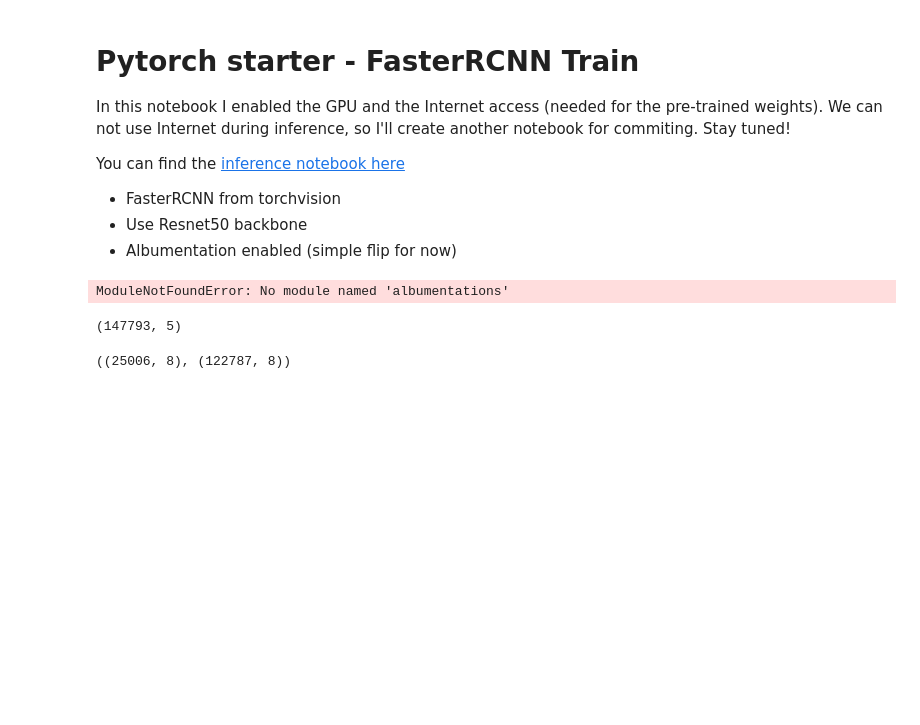
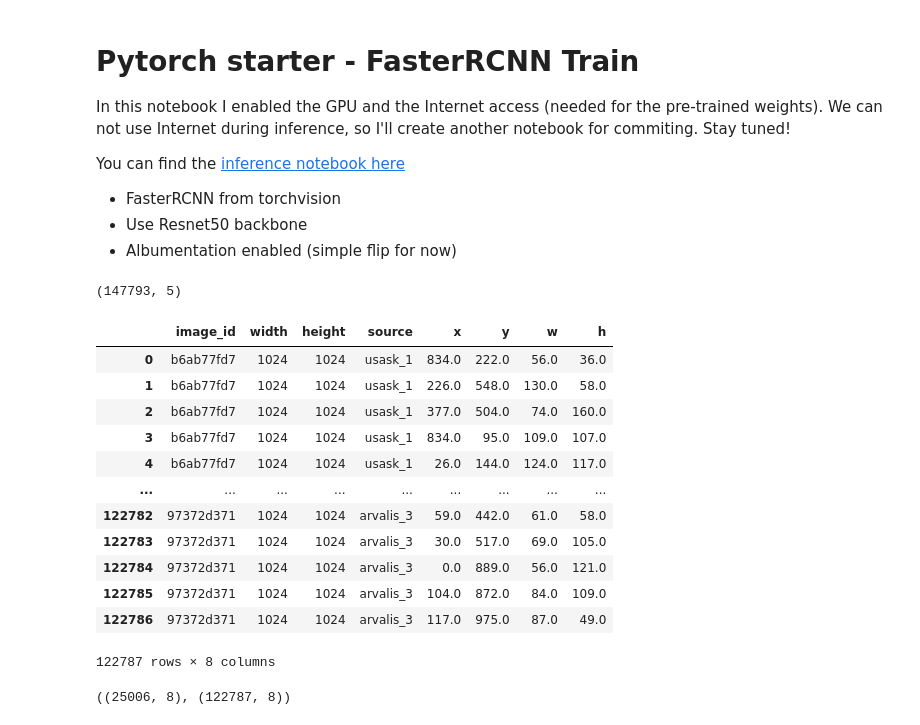
Before and after one commit to chipuha/global-wheat-detection, a Jupyter notebook: example-code/pytorch-starter-fasterrcnn-train.ipynb, the cells around one changed output. Drawn from its saved outputs; the diff is of its cells as text; code cells hidden in the pictures; blank space fills up the shorter version.

```diff
--- a/example-code/pytorch-starter-fasterrcnn-train.ipynb
+++ b/example-code/pytorch-starter-fasterrcnn-train.ipynb
@@ -33,13 +33,11 @@ from matplotlib import pyplot as plt
 
 
 #DIR_INPUT = '/kaggle/input/global-wheat-detection'
-DIR_INPUT = os.chdir('C:/Users/chipu/OneDrive/Documents/Python/global-wheat-detection.zip')
-DIR_TRAIN = f'{DIR_INPUT}/train'
-DIR_TEST = f'{DIR_INPUT}/test'
+# DIR_INPUT = os.chdir('../Kaggle/global-wheat-detection/')
+# DIR_TRAIN = f'{DIR_INPUT}/train'
+# DIR_TEST = f'{DIR_INPUT}/test'
-# %% [output]
-ModuleNotFoundError: No module named 'albumentations'
 # %%
-train_df = pd.read_csv(f'{DIR_INPUT}/train.csv')
+train_df = pd.read_csv("../train.csv")
 train_df.shape
 # %% [output]
 (147793, 5)
@@ -61,6 +59,22 @@ train_df['x'] = train_df['x'].astype(np.float)
 train_df['y'] = train_df['y'].astype(np.float)
 train_df['w'] = train_df['w'].astype(np.float)
 train_df['h'] = train_df['h'].astype(np.float)
+# %%
+train_df
+# %% [output]
+|  | image_id | width | height | source | x | y | w | h |
+| 0 | b6ab77fd7 | 1024 | 1024 | usask_1 | 834.0 | 222.0 | 56.0 | 36.0 |
+| 1 | b6ab77fd7 | 1024 | 1024 | usask_1 | 226.0 | 548.0 | 130.0 | 58.0 |
+| 2 | b6ab77fd7 | 1024 | 1024 | usask_1 | 377.0 | 504.0 | 74.0 | 160.0 |
+| 3 | b6ab77fd7 | 1024 | 1024 | usask_1 | 834.0 | 95.0 | 109.0 | 107.0 |
+| 4 | b6ab77fd7 | 1024 | 1024 | usask_1 | 26.0 | 144.0 | 124.0 | 117.0 |
+| ... | ... | ... | ... | ... | ... | ... | ... | ... |
+| 122782 | 97372d371 | 1024 | 1024 | arvalis_3 | 59.0 | 442.0 | 61.0 | 58.0 |
+| 122783 | 97372d371 | 1024 | 1024 | arvalis_3 | 30.0 | 517.0 | 69.0 | 105.0 |
+| 122784 | 97372d371 | 1024 | 1024 | arvalis_3 | 0.0 | 889.0 | 56.0 | 121.0 |
+| 122785 | 97372d371 | 1024 | 1024 | arvalis_3 | 104.0 | 872.0 | 84.0 | 109.0 |
+| 122786 | 97372d371 | 1024 | 1024 | arvalis_3 | 117.0 | 975.0 | 87.0 | 49.0 |
+122787 rows × 8 columns
 # %%
 image_ids = train_df['image_id'].unique()
 valid_ids = image_ids[-665:]
```
